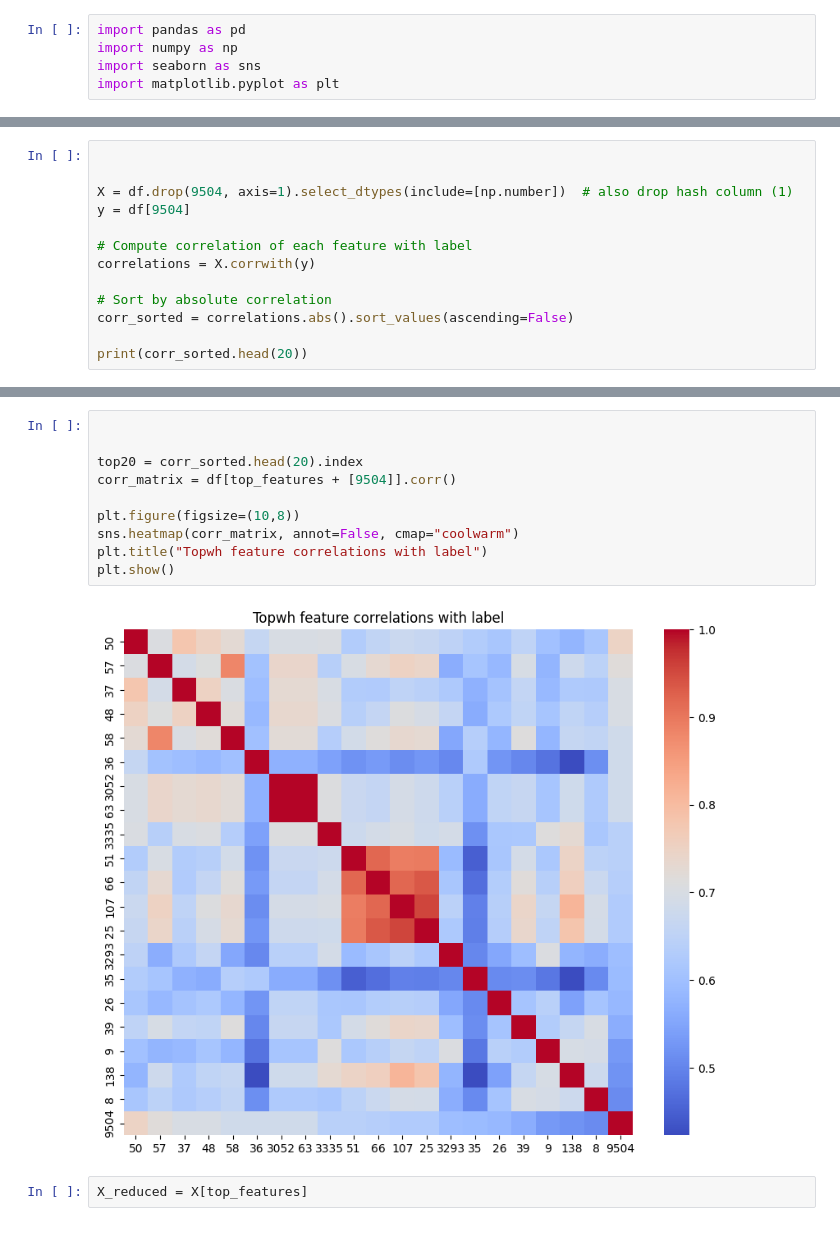
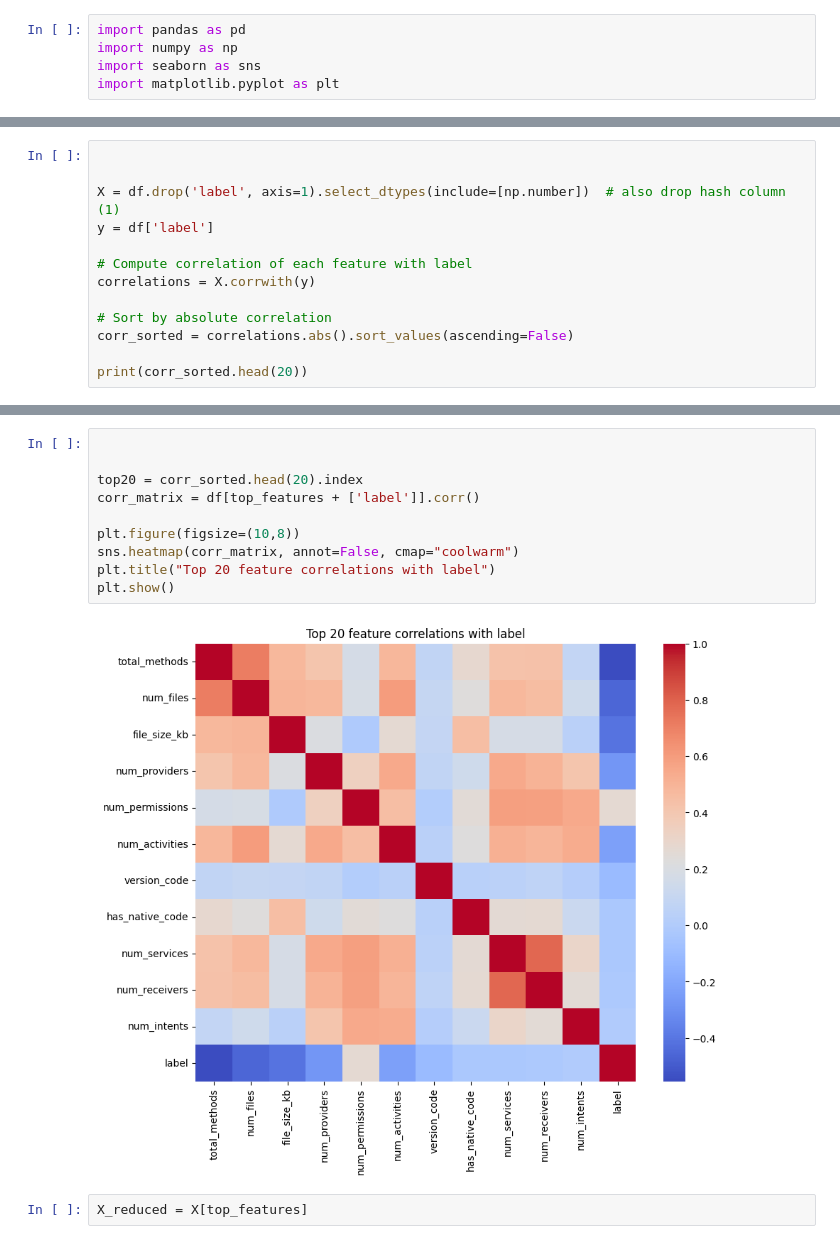
Before and after one commit to gentlsnek/MajorProject, a Jupyter notebook: main.ipynb, the cells around one changed output, grey strips where cells are left out. Saved outputs shown, nothing was run; the diff lists cells and outputs as text.

```diff
--- a/main.ipynb
+++ b/main.ipynb
@@ -37,8 +40,8 @@ Final dataset shape: (357805, 9505)
 # %%
 
 
-X = df.drop(9504, axis=1).select_dtypes(include=[np.number])  # also drop hash column (1)
-y = df[9504]
+X = df.drop('label', axis=1).select_dtypes(include=[np.number])  # also drop hash column (1)
+y = df['label']
 
 # Compute correlation of each feature with label
 correlations = X.corrwith(y)
@@ -76,15 +74,15 @@ Selected feature indices: [50, 57, 37, 48, 58, 36, 3052, 63, 3335, 51, 66, 107,
 # %%
 
 
 top20 = corr_sorted.head(20).index
-corr_matrix = df[top_features + [9504]].corr()
+corr_matrix = df[top_features + ['label']].corr()
 
 plt.figure(figsize=(10,8))
 sns.heatmap(corr_matrix, annot=False, cmap="coolwarm")
-plt.title("Topwh feature correlations with label")
+plt.title("Top 20 feature correlations with label")
 plt.show()
 # %% [output]
-[figure, old version]
+[figure, new version]
 # %%
 X_reduced = X[top_features]
 # %%
```
Also changed, not shown: parts of 11 cells of this notebook, 1 other file.
